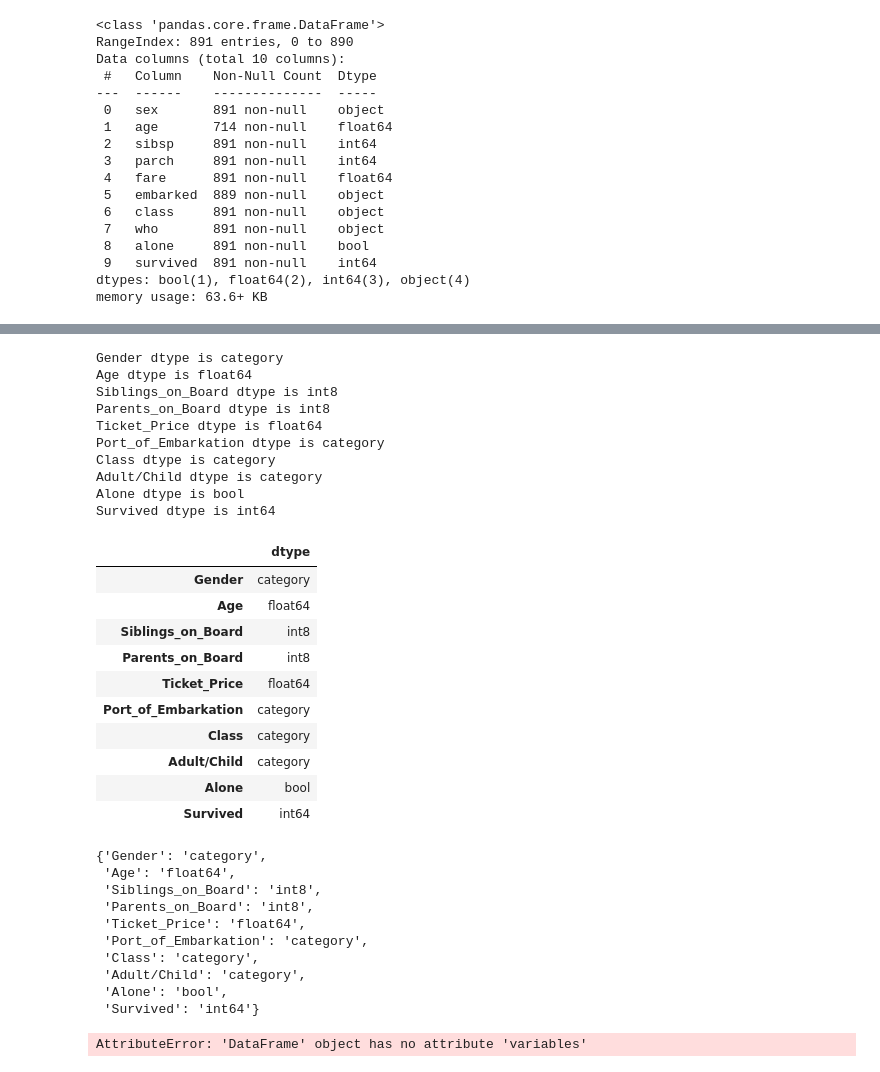
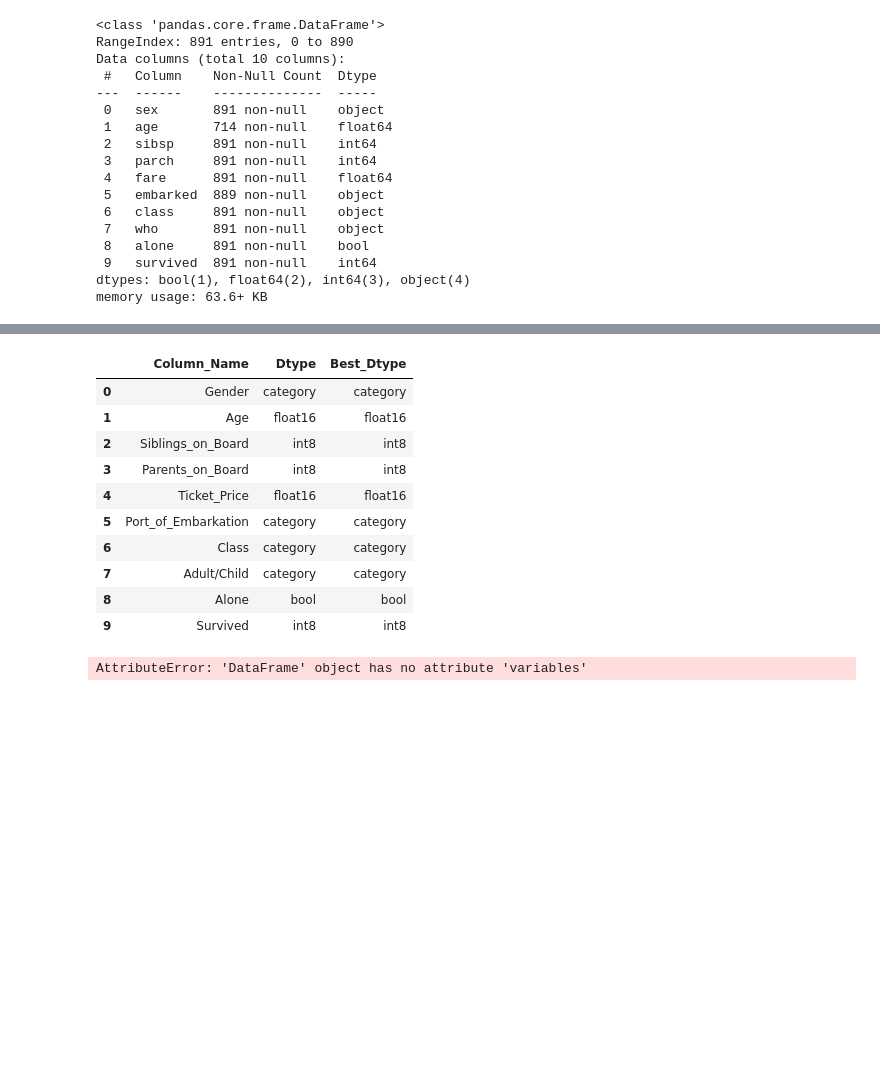
Before and after one commit to Abigor111/SunTzu, a Jupyter notebook: examples/MetadataFunctions.ipynb, the cells around one changed output, grey strips where cells are left out. Saved outputs shown, nothing was run; the diff lists cells and outputs as text; code cells hidden in the pictures; blank space fills up the shorter version.

```diff
--- a/examples/MetadataFunctions.ipynb
+++ b/examples/MetadataFunctions.ipynb
@@ -1551,4 +1606,3 @@ teste.head()
 # %%
-teste2 = Statistics.get_best_dtypes(df, convert=True)
-teste.info()
+teste2 = Statistics.get_best_dtypes(teste, output=True, convert=True)
 # %% [output]
@@ -1572,37 +1622,17 @@ memory usage: 27.6 KB
-# %%
-Statistics.get_cols_dtypes(teste)
-# %% [output]
-Gender dtype is category
-Age dtype is float64
-Siblings_on_Board dtype is int8
-Parents_on_Board dtype is int8
-Ticket_Price dtype is float64
-Port_of_Embarkation dtype is category
-Class dtype is category
-Adult/Child dtype is category
-Alone dtype is bool
-Survived dtype is int64
-|  | dtype |
-| Gender | category |
-| Age | float64 |
-| Siblings_on_Board | int8 |
-| Parents_on_Board | int8 |
-| Ticket_Price | float64 |
-| Port_of_Embarkation | category |
-| Class | category |
-| Adult/Child | category |
-| Alone | bool |
-| Survived | int64 |
-{'Gender': 'category',
- 'Age': 'float64',
- 'Siblings_on_Board': 'int8',
- 'Parents_on_Board': 'int8',
- 'Ticket_Price': 'float64',
- 'Port_of_Embarkation': 'category',
- 'Class': 'category',
- 'Adult/Child': 'category',
- 'Alone': 'bool',
- 'Survived': 'int64'}
+# %%
+Statistics.get_best_dtypes(teste2, show_df=True)
+# %% [output]
+|  | Column_Name | Dtype | Best_Dtype |
+| 0 | Gender | category | category |
+| 1 | Age | float16 | float16 |
+| 2 | Siblings_on_Board | int8 | int8 |
+| 3 | Parents_on_Board | int8 | int8 |
+| 4 | Ticket_Price | float16 | float16 |
+| 5 | Port_of_Embarkation | category | category |
+| 6 | Class | category | category |
+| 7 | Adult/Child | category | category |
+| 8 | Alone | bool | bool |
+| 9 | Survived | int8 | int8 |
 # %%
 Metadata.read_netCDF_metadata(teste)
 # %% [output]
```
Also changed, not shown: parts of 21 cells of this notebook.
